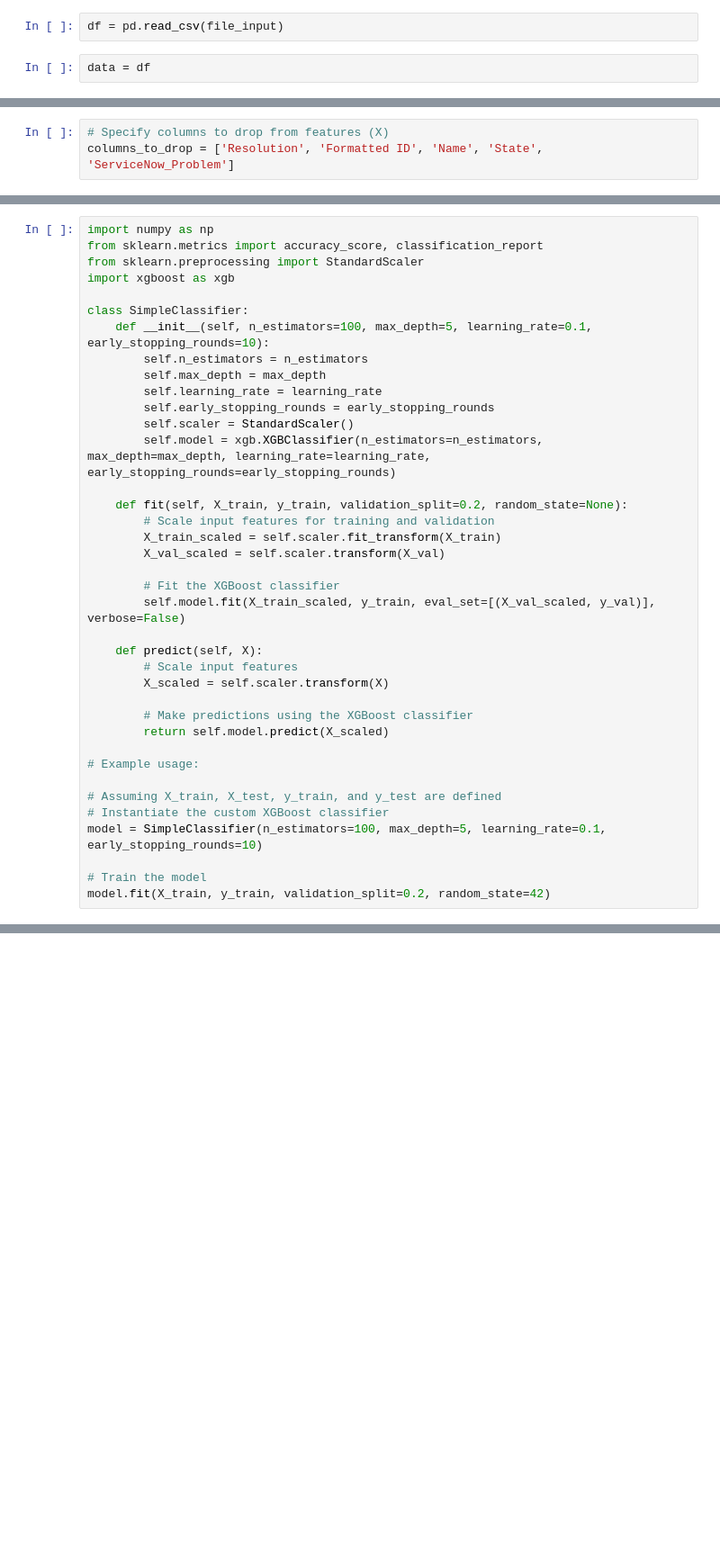
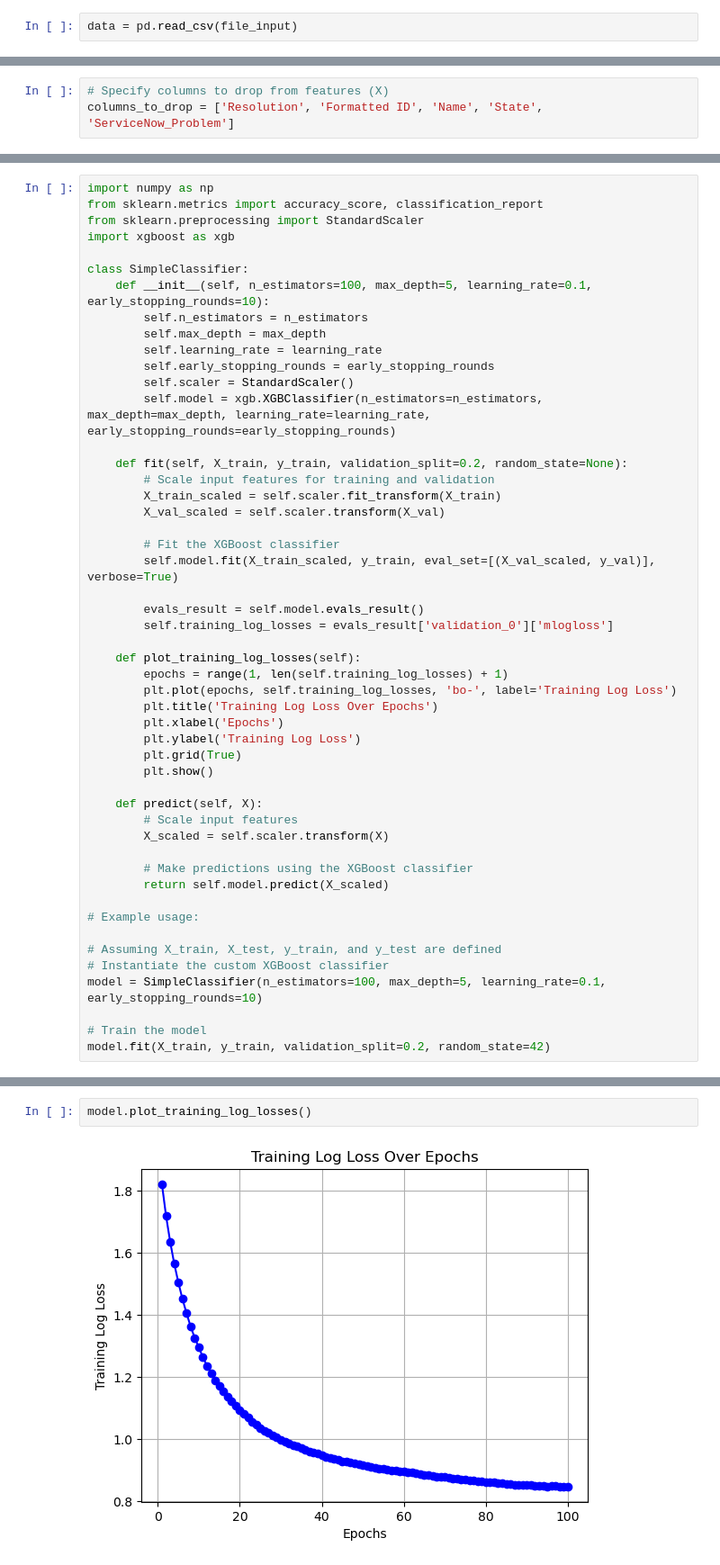
Before and after one commit to msarraj27/Dissertation, a Jupyter notebook: ProdDefectRCA.ipynb, the cells around one changed output, grey strips where cells are left out. Shown: that part at 90% size. Cells and saved outputs as stored; diff of their text form; blank space fills up the shorter version.

```diff
--- a/ProdDefectRCA.ipynb
+++ b/ProdDefectRCA.ipynb
@@ -11,9 +12,7 @@ import xgboost as xgb
 # %%
 file_input = "AI DATA export.csv"
 # %%
-df = pd.read_csv(file_input)
+data = pd.read_csv(file_input)
-# %%
-data = df
 # %%
 data.dropna(subset=['Resolution'], inplace=True)
 data['Resolution'].fillna('Unknown', inplace=True)
@@ -61,7 +60,19 @@ class SimpleClassifier:
         X_val_scaled = self.scaler.transform(X_val)
 
         # Fit the XGBoost classifier
-        self.model.fit(X_train_scaled, y_train, eval_set=[(X_val_scaled, y_val)], verbose=False)
+        self.model.fit(X_train_scaled, y_train, eval_set=[(X_val_scaled, y_val)], verbose=True)
+
+        evals_result = self.model.evals_result()
+        self.training_log_losses = evals_result['validation_0']['mlogloss']
+
+    def plot_training_log_losses(self):
+        epochs = range(1, len(self.training_log_losses) + 1)
+        plt.plot(epochs, self.training_log_losses, 'bo-', label='Training Log Loss')
+        plt.title('Training Log Loss Over Epochs')
+        plt.xlabel('Epochs')
+        plt.ylabel('Training Log Loss')
+        plt.grid(True)
+        plt.show()
 
     def predict(self, X):
         # Scale input features
@@ -81,3 +110,7 @@ model.fit(X_train, y_train, validation_split=0.2, random_state=42)
+# %%
+model.plot_training_log_losses()
+# %% [output]
+[figure, added]
 # %%
 # Make predictions on test data
 y_pred = model.predict(X_test)
```
Also changed, not shown: parts of 2 cells of this notebook.
